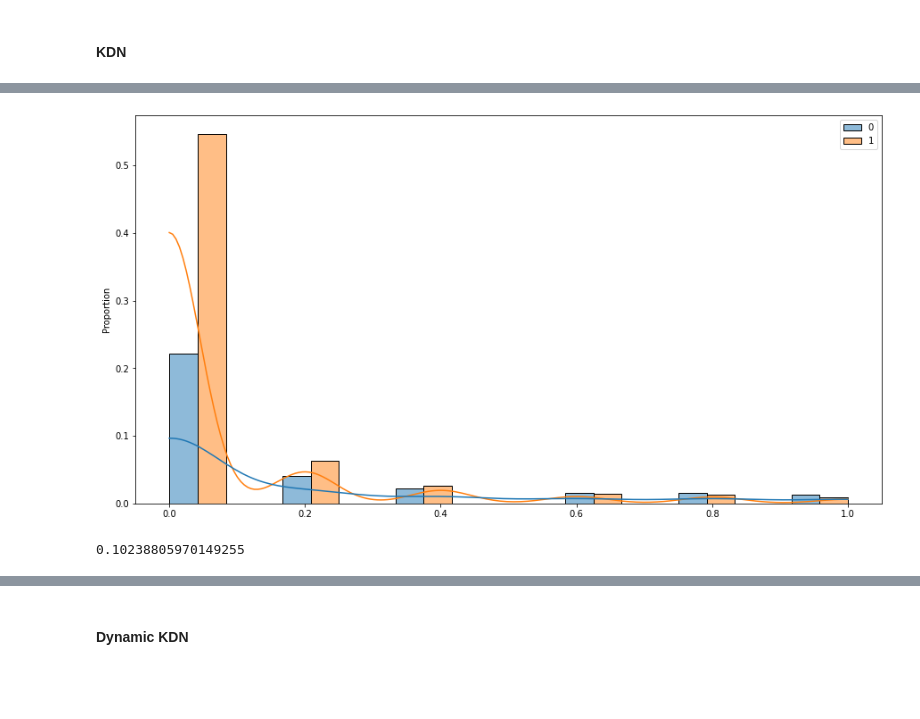
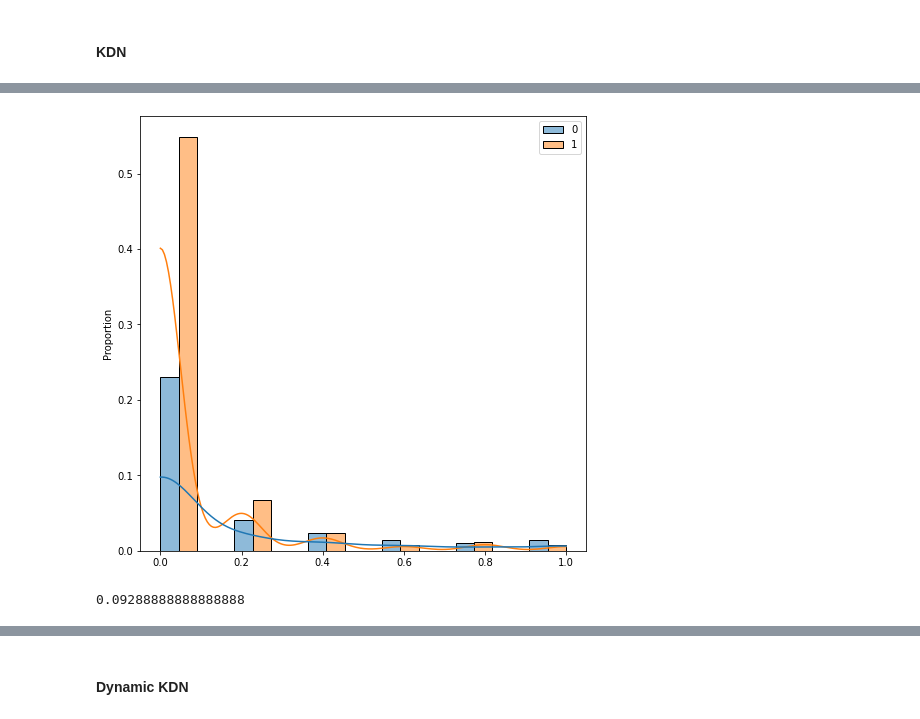
Before and after one commit to Vacek-Ace/dkdn, a Jupyter notebook: notebooks/artificial_data.ipynb, the cells around one changed output, grey strips where cells are left out. Drawn from its saved outputs; the diff is of its cells as text; code cells hidden in the pictures; blank space fills up the shorter version.

Commit message:
images of experiments

```diff
--- a/notebooks/artificial_data.ipynb
+++ b/notebooks/artificial_data.ipynb
@@ -15,7 +15,7 @@ from src.model.dkdn import *
 
 np.random.seed(1234)
 
-n = 1000
+n = 300
 
 mu1, mu2, sigma = 0, -2, 1
 
@@ -42,4 +46,4 @@ plt.show()
 # %% [markdown]
 #### KDN
 # %%
-complexity, _ = kdn_score(X_train, y_train, 5)
+complexity, _ = kdn_score(X, y, 5)
@@ -46,5 +69,5 @@ complexity, _ = kdn_score(X_train, y_train, 5)
 # %%
-plt.figure(figsize=(15,8))
-sns.histplot(x=complexity, hue=y_train.astype(int), kde=True, multiple='dodge', stat='proportion');
+figure, axes = plt.subplots(figsize=[8, 8])
+sns.histplot(x=complexity, hue=y.astype(int), kde=True, multiple='dodge', stat='proportion');
 # %% [output]
-[figure, old version]
+[figure, new version]
@@ -55,7 +80,7 @@ class1_complexity = np.mean(complexity[y_train > 0])
 # %%
 global_complexity
 # %% [output]
-0.10238805970149255
+0.09288888888888888
 # %%
 class1_complexity
 # %% [output]
```
Also changed, not shown: parts of 30 cells of this notebook, 8 other files.
